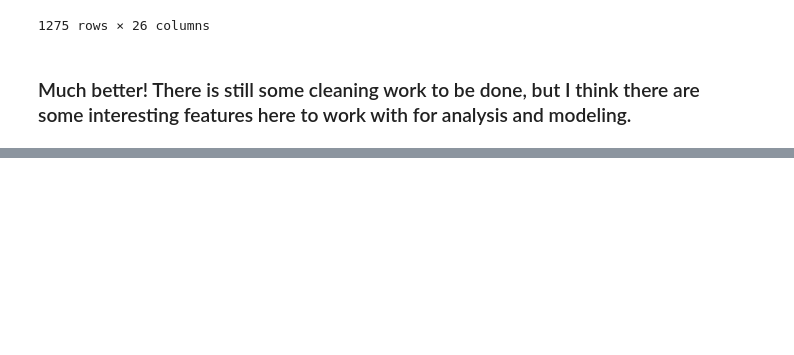
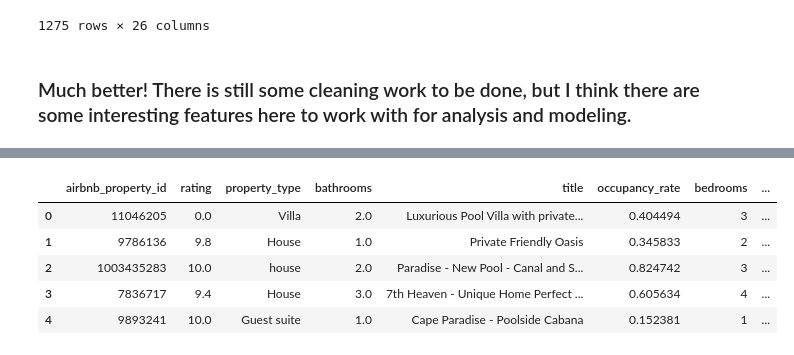
Before and after one commit to MatthewMadden/springboard, a Jupyter notebook: capstone_projects/capstone_2/notebooks/Vacation Rental Price Recommender.ipynb, the cells around one changed output, grey strips where cells are left out. Saved outputs shown, nothing was run; the diff lists cells and outputs as text; code cells hidden in the pictures; blank space fills up the shorter version.

```diff
--- a/capstone_projects/capstone_2/notebooks/Vacation Rental Price Recommender.ipynb
+++ b/capstone_projects/capstone_2/notebooks/Vacation Rental Price Recommender.ipynb
@@ -118,0 +257,10 @@ properties_df
+# %%
+properties_df = properties_df.drop(columns=['homeaway_property_id', 'm_homeaway_property_id'], axis=1)
+properties_df.head()
+# %% [output]
+|  | airbnb_property_id | rating | property_type | bathrooms | title | occupancy_rate | bedrooms | ... |
+| 0 | 11046205 | 0.0 | Villa | 2.0 | Luxurious Pool Villa with private... | 0.404494 | 3 | ... |
+| 1 | 9786136 | 9.8 | House | 1.0 | Private Friendly Oasis | 0.345833 | 2 | ... |
+| 2 | 1003435283 | 10.0 | house | 2.0 | Paradise - New Pool - Canal and S... | 0.824742 | 3 | ... |
+| 3 | 7836717 | 9.4 | House | 3.0 | 7th Heaven - Unique Home Perfect ... | 0.605634 | 4 | ... |
+| 4 | 9893241 | 10.0 | Guest suite | 1.0 | Cape Paradise - Poolside Cabana | 0.152381 | 1 | ... |
```
Also changed, not shown: parts of 10 cells of this notebook.
